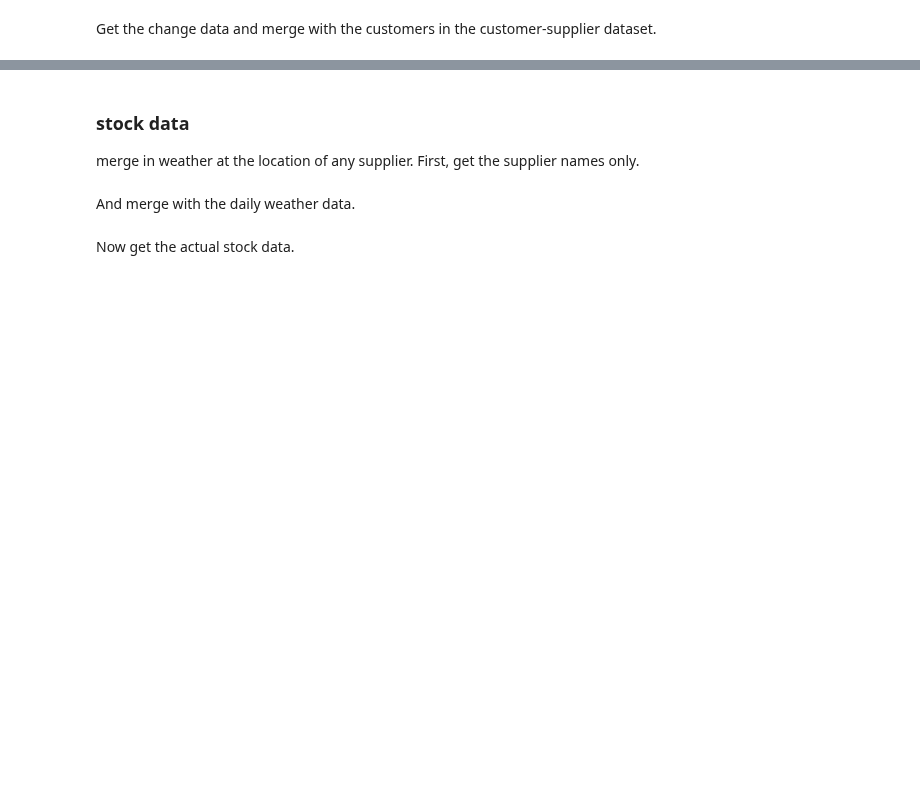
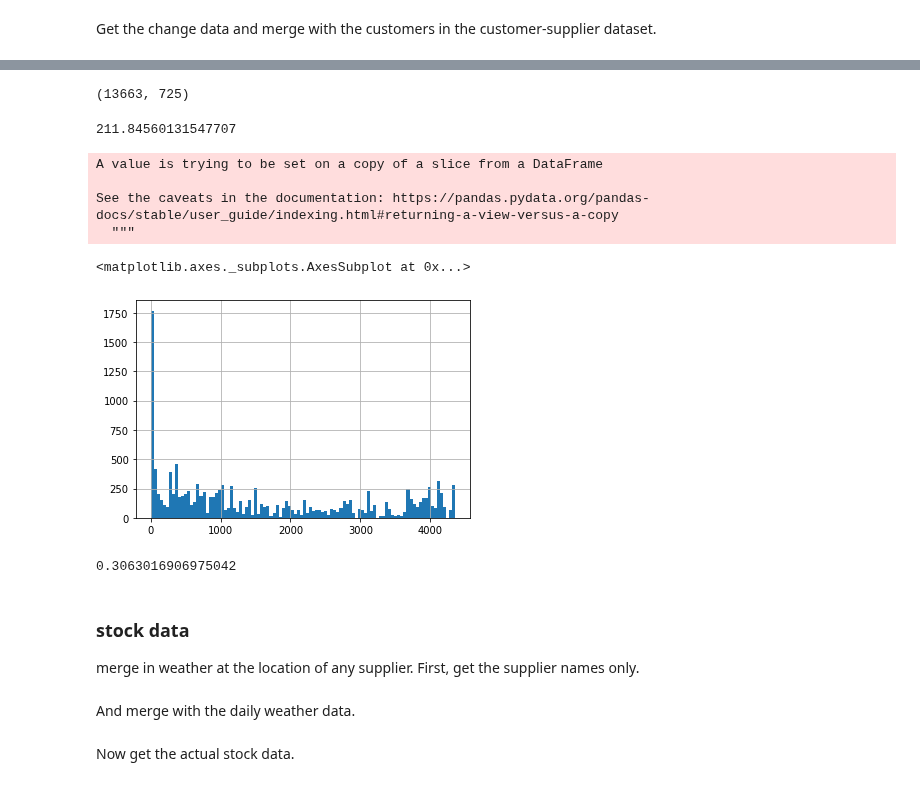
Before and after one commit to brianreed21/extremes, a Jupyter notebook: extremesCleaningCode/linkingExecute.ipynb, the cells around one changed output, grey strips where cells are left out. Cells and saved outputs as stored; diff of their text form; code cells hidden in the pictures; blank space fills up the shorter version.

Commit message:
*last update before digging into the supplier situation

```diff
--- a/extremesCleaningCode/linkingExecute.ipynb
+++ b/extremesCleaningCode/linkingExecute.ipynb
@@ -1239,16 +1517,22 @@ relevantVars = [x for x in suppliersWithWeather.columns if (('year' in x) |
                                                  ('Streak' in x)     |
                                                  ('_' in x)) &
                                                 ~('roa_lagged' in x) &
-                                                ~('yearQtr' in x)]
+                                                ~('yearQtr' in x) |
+                                                ('latitude' in x) |
+                                                ('longitude' in x)]
+
 
 suppliers_toMerge = suppliersWithWeather[relevantVars]
 
+col = suppliers_toMerge.pop("qtr")
+suppliers_toMerge.insert(1, col.name, col)
 
-for colname in suppliers_toMerge.columns[4:]:
+for colname in suppliers_toMerge.columns[3:]:
     suppliers_toMerge.rename(columns = {colname: 'supplier_' + colname}, inplace = True)
 
 
 suppliers_toMerge.rename(columns = {'gvkey': 'supplier_gvkey',
-                                   'famafrench': 'supplier_famafrench'},inplace = True)
+                                   'famafrench': 'supplier_famafrench',
+                                   'supplier_supplier_coordinate': 'supplier_coordinate'},inplace = True)
 
 print(suppliers_toMerge.columns)
@@ -1261,0 +1595,12 @@ print(customers.shape)
+# %%
+customerCoordinates = pd.read_csv("../../data/companyData/allCustomerData.csv").\
+    drop(columns = ['Unnamed: 0'])[['year','gvkey','latitude','longitude']].rename(columns = {'latitude': 'customer_latitude',
+                                                                                             'longitude': 'customer_longitude'})
+
+customerCoordinates['gvkey'] = customerCoordinates['gvkey'].astype('int64')
+
+
+print(customerCoordinates.head())
+
+
+customerCoordinates.gvkey
@@ -1264,2 +1645,3 @@ suppliersWithWeather.head()
 # %%
-allSuppliersWithWeather = customers.merge(suppliers_toMerge)
+allSuppliersWithWeather = customers.merge(customerCoordinates).merge(suppliers_toMerge)
+allSuppliersWithWeather.columns[50:100]
@@ -1266,2 +1666,22 @@ allSuppliersWithWeather = customers.merge(suppliers_toMerge)
+# %%
+allSuppliersWithWeather.shape
+# %% [output]
+(13663, 725)
+# %%
+geopy.distance.geodesic((allSuppliersWithWeather.customer_latitude[i],allSuppliersWithWeather.customer_longitude[i]), \
+    (allSuppliersWithWeather.supplier_latitude[i],allSuppliersWithWeather.supplier_longitude[i])).mi
+# %% [output]
+211.84560131547707
+# %%
+allSuppliersWithWeather['dist'] = 0
+
+for i in range(0,allSuppliersWithWeather.shape[0]):
+    allSuppliersWithWeather.dist[i] = geopy.distance.geodesic((allSuppliersWithWeather.customer_latitude[i],allSuppliersWithWeather.customer_longitude[i]), \
+                                                             (allSuppliersWithWeather.supplier_latitude[i],allSuppliersWithWeather.supplier_longitude[i])).km
+# %% [output]
+A value is trying to be set on a copy of a slice from a DataFrame
+
+See the caveats in the documentation: https://pandas.pydata.org/pandas-docs/stable/user_guide/indexing.html#returning-a-view-versus-a-copy
+  """
 # %%
 allSuppliersWithWeather.to_csv("../../data/companyData/allSuppliersWithWeather.csv")
@@ -1268,3 +1692,12 @@ allSuppliersWithWeather.to_csv("../../data/companyData/allSuppliersWithWeather.c
+# %%
+allSuppliersWithWeather.dist.hist(bins = 100)
+# %% [output]
+<matplotlib.axes._subplots.AxesSubplot at 0x...>
+[figure, added]
+# %%
+sum(allSuppliersWithWeather.dist < 500)/allSuppliersWithWeather.shape[0]
+# %% [output]
+0.3063016906975042
 # %% [markdown]
 ### stock data
 merge in weather at the location of any supplier. First, get the supplier names only.
```
Also changed, not shown: parts of 79 cells of this notebook, 3 other files.
